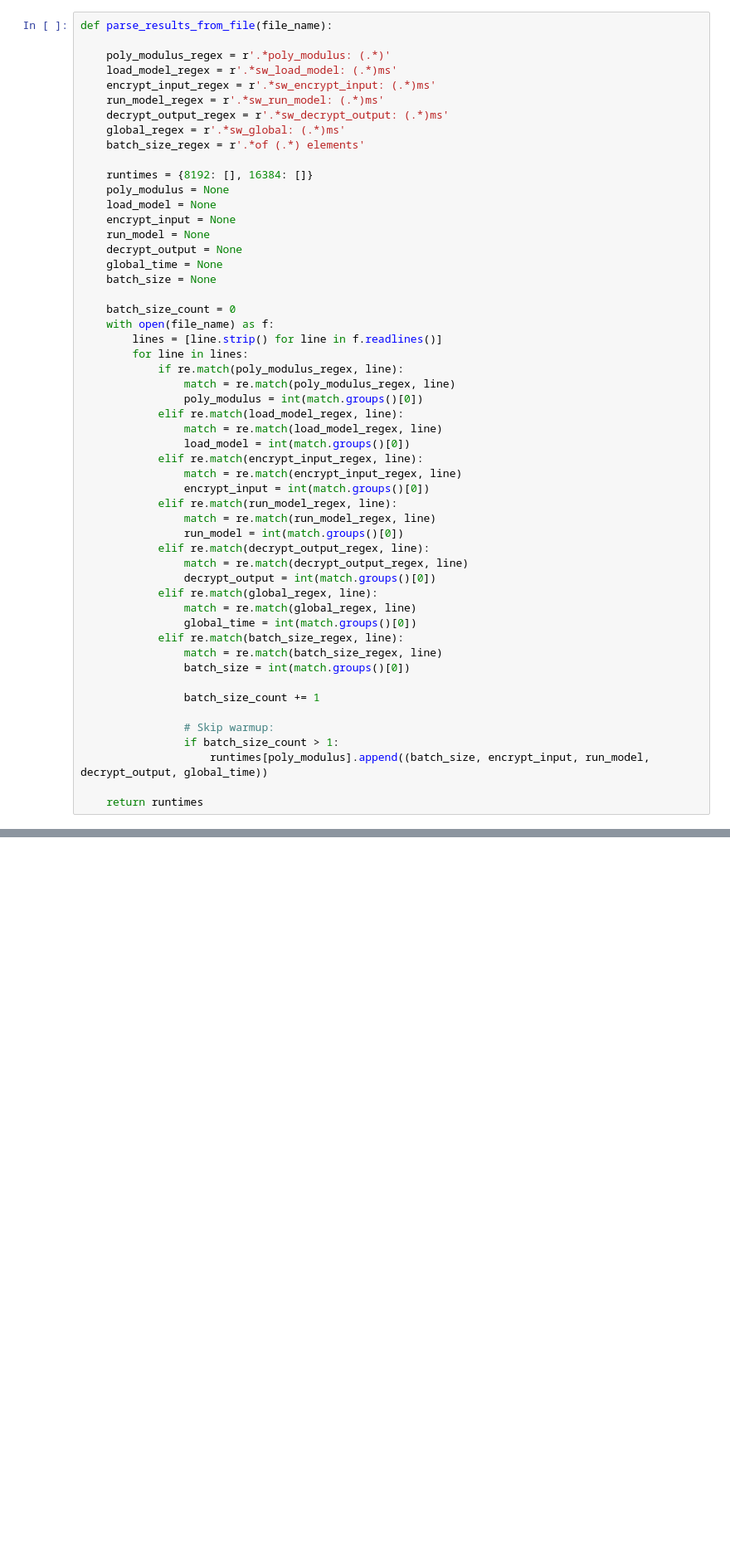
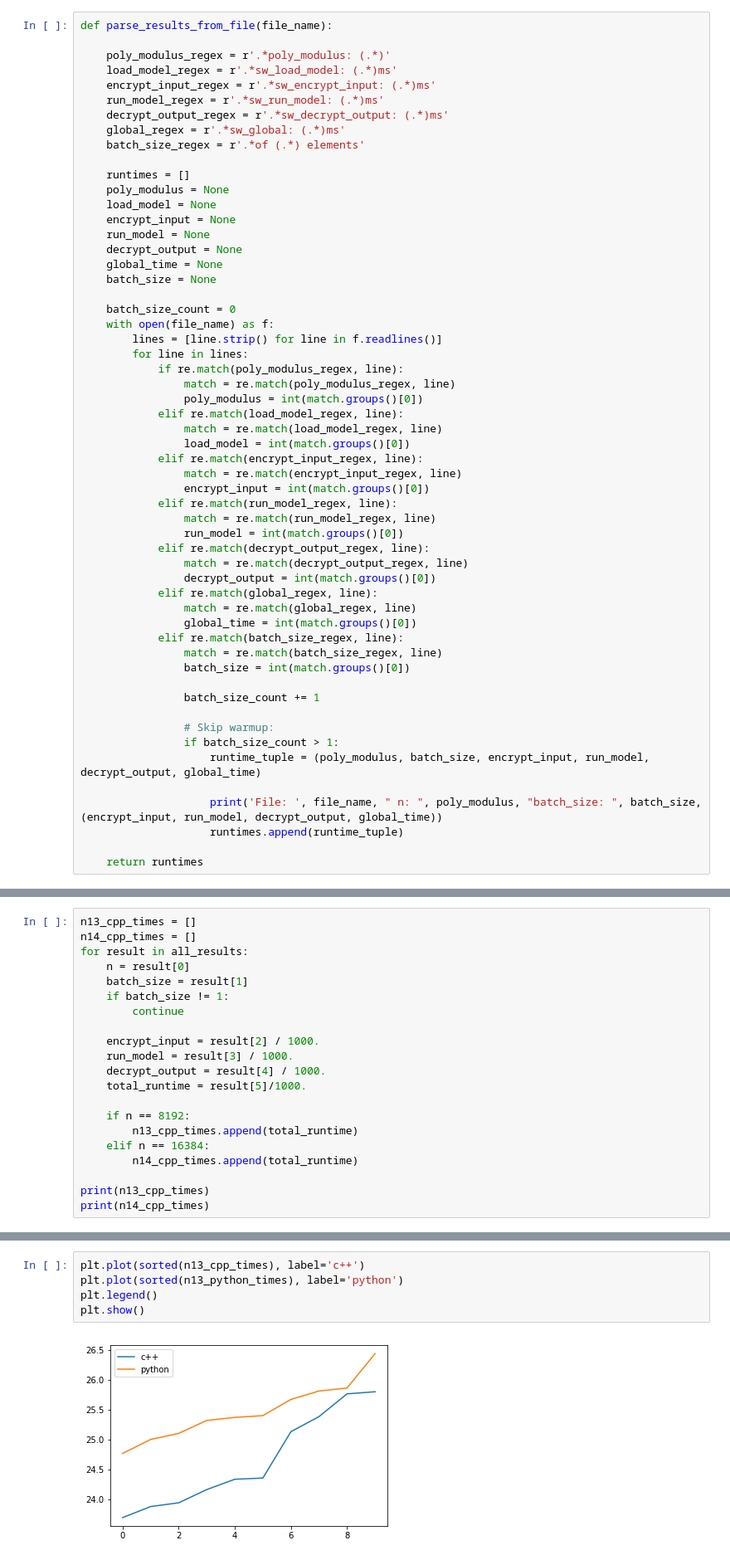
Before and after one commit to NervanaSystems/he-transformer, a Jupyter notebook: experiments/CryptoNets/CryptonetsResults.ipynb, the cells around one changed output, grey strips where cells are left out. Shown: that part at 83% size. Cells and saved outputs as stored; diff of their text form; blank space fills up the shorter version.

Commit message:
Finished Cryptonets results

```diff
--- a/experiments/CryptoNets/CryptonetsResults.ipynb
+++ b/experiments/CryptoNets/CryptonetsResults.ipynb
@@ -15,7 +15,7 @@ def parse_results_from_file(file_name):
     global_regex = r'.*sw_global: (.*)ms'
     batch_size_regex = r'.*of (.*) elements'
 
-    runtimes = {8192: [], 16384: []}
+    runtimes = []
     poly_modulus = None
     load_model = None
     encrypt_input = None
@@ -54,7 +54,10 @@ def parse_results_from_file(file_name):
 
                 # Skip warmup:
                 if batch_size_count > 1:
-                    runtimes[poly_modulus].append((batch_size, encrypt_input, run_model, decrypt_output, global_time))
+                    runtime_tuple = (poly_modulus, batch_size, encrypt_input, run_model, decrypt_output, global_time)
+
+                    print('File: ', file_name, " n: ", poly_modulus, "batch_size: ", batch_size, (encrypt_input, run_model, decrypt_output, global_time))
+                    runtimes.append(runtime_tuple)
 
     return runtimes
 # %%
@@ -128,0 +208,21 @@ plt.legend()
+# %%
+n13_cpp_times = []
+n14_cpp_times = []
+for result in all_results:
+    n = result[0]
+    batch_size = result[1]
+    if batch_size != 1:
+        continue
+
+    encrypt_input = result[2] / 1000.
+    run_model = result[3] / 1000.
+    decrypt_output = result[4] / 1000.
+    total_runtime = result[5]/1000.
+
+    if n == 8192:
+        n13_cpp_times.append(total_runtime)
+    elif n == 16384:
+        n14_cpp_times.append(total_runtime)
+
+print(n13_cpp_times)
+print(n14_cpp_times)
@@ -128,0 +281,7 @@ plt.legend()
+# %%
+plt.plot(sorted(n13_cpp_times), label='c++')
+plt.plot(sorted(n13_python_times), label='python')
+plt.legend()
+plt.show()
+# %% [output]
+[figure, added]
```
Also changed, not shown: parts of 14 cells of this notebook, 16 other files.
